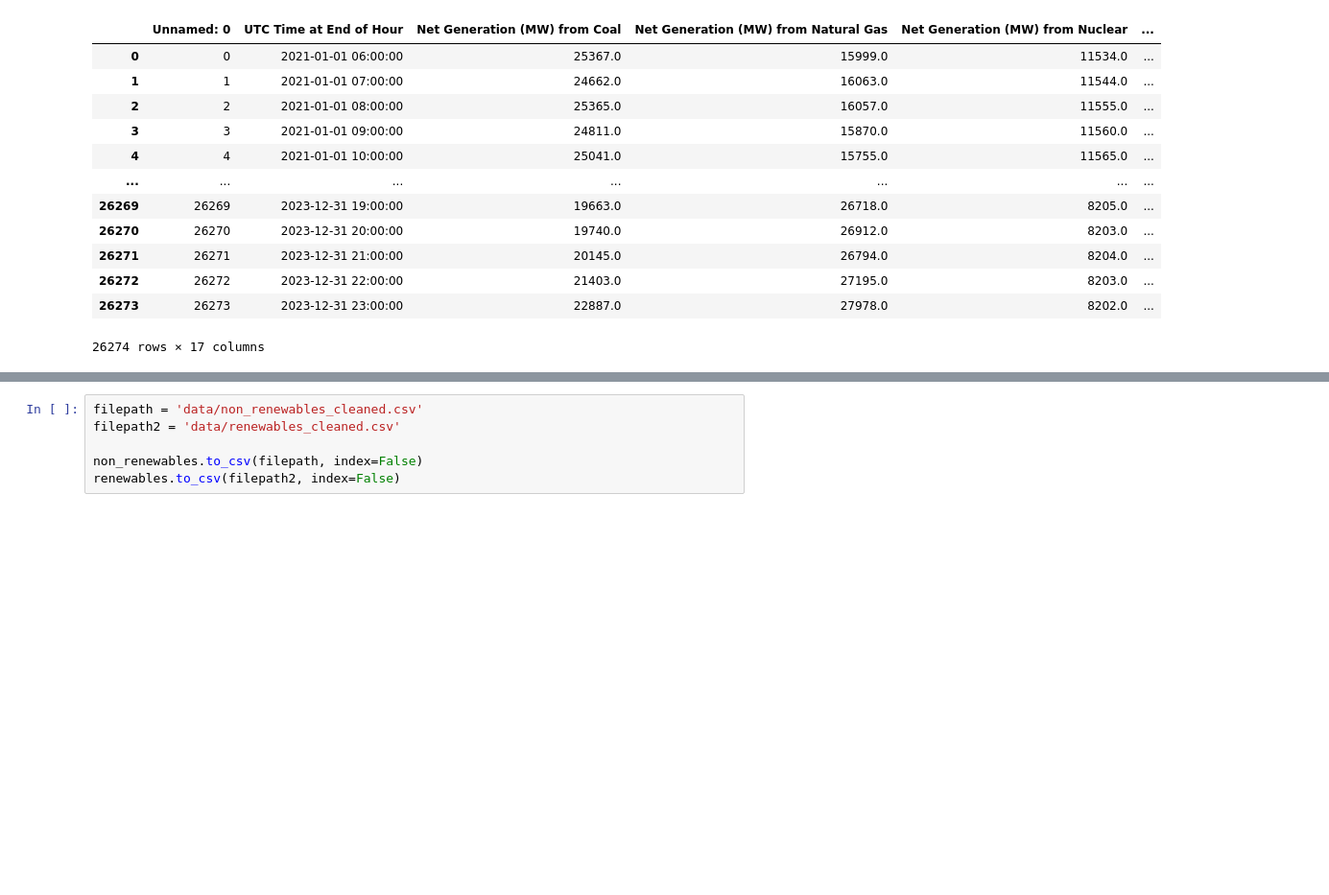
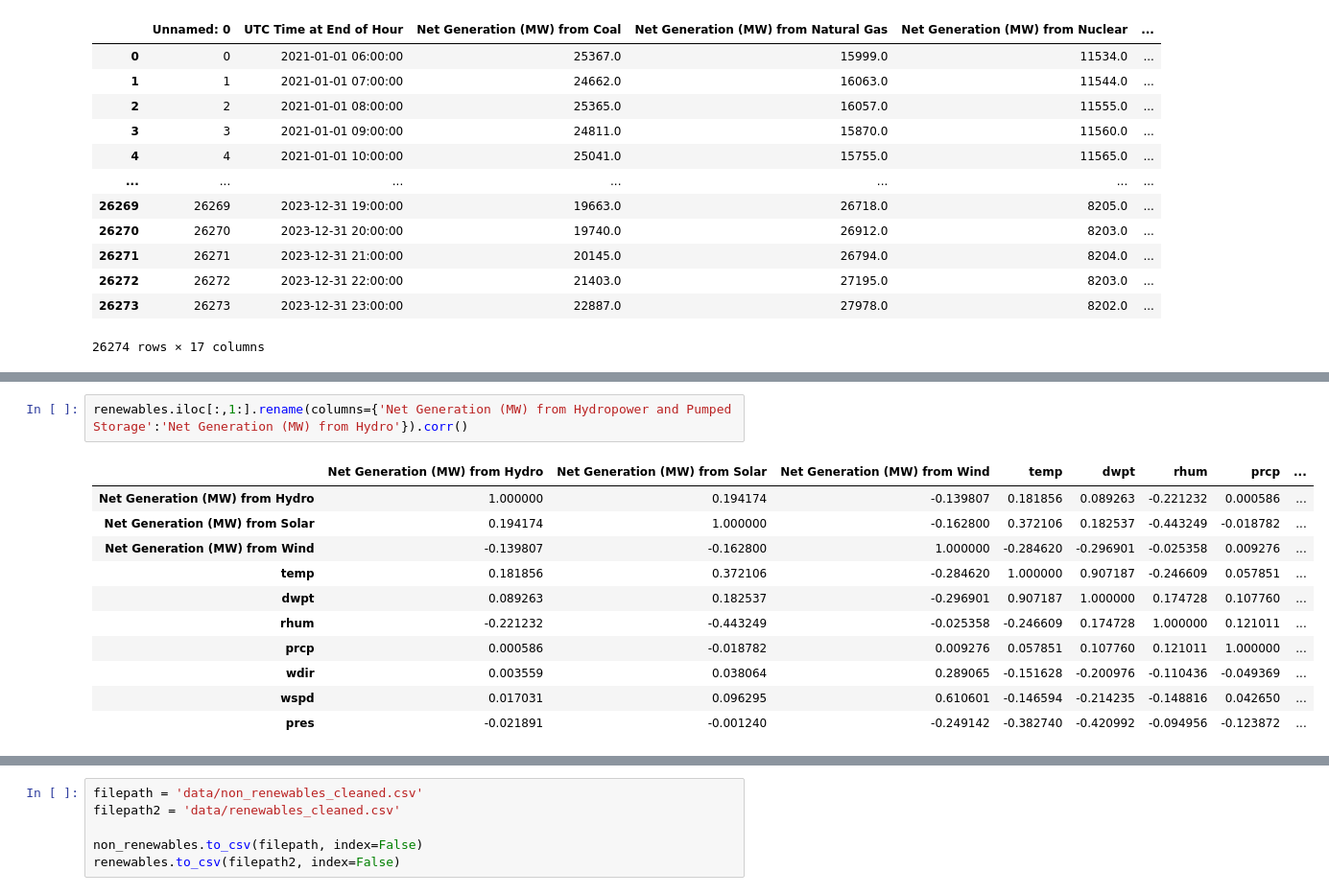
Before and after one commit to linusrd/GhostPostCC, a Jupyter notebook: 02_preprocess_weather.ipynb, the cells around one changed output, grey strips where cells are left out. Shown at 96% size. Saved outputs shown, nothing was run; the diff lists cells and outputs as text; blank space fills up the shorter version.

```diff
--- a/02_preprocess_weather.ipynb
+++ b/02_preprocess_weather.ipynb
@@ -227,0 +243,14 @@ renewables
+# %%
+renewables.iloc[:,1:].rename(columns={'Net Generation (MW) from Hydropower and Pumped Storage':'Net Generation (MW) from Hydro'}).corr()
+# %% [output]
+|  | Net Generation (MW) from Hydro | Net Generation (MW) from Solar | Net Generation (MW) from Wind | temp | dwpt | rhum | prcp | ... |
+| Net Generation (MW) from Hydro | 1.000000 | 0.194174 | -0.139807 | 0.181856 | 0.089263 | -0.221232 | 0.000586 | ... |
+| Net Generation (MW) from Solar | 0.194174 | 1.000000 | -0.162800 | 0.372106 | 0.182537 | -0.443249 | -0.018782 | ... |
+| Net Generation (MW) from Wind | -0.139807 | -0.162800 | 1.000000 | -0.284620 | -0.296901 | -0.025358 | 0.009276 | ... |
+| temp | 0.181856 | 0.372106 | -0.284620 | 1.000000 | 0.907187 | -0.246609 | 0.057851 | ... |
+| dwpt | 0.089263 | 0.182537 | -0.296901 | 0.907187 | 1.000000 | 0.174728 | 0.107760 | ... |
+| rhum | -0.221232 | -0.443249 | -0.025358 | -0.246609 | 0.174728 | 1.000000 | 0.121011 | ... |
+| prcp | 0.000586 | -0.018782 | 0.009276 | 0.057851 | 0.107760 | 0.121011 | 1.000000 | ... |
+| wdir | 0.003559 | 0.038064 | 0.289065 | -0.151628 | -0.200976 | -0.110436 | -0.049369 | ... |
+| wspd | 0.017031 | 0.096295 | 0.610601 | -0.146594 | -0.214235 | -0.148816 | 0.042650 | ... |
+| pres | -0.021891 | -0.001240 | -0.249142 | -0.382740 | -0.420992 | -0.094956 | -0.123872 | ... |
```
Also changed, not shown: parts of 5 cells of this notebook, 2 other files.
